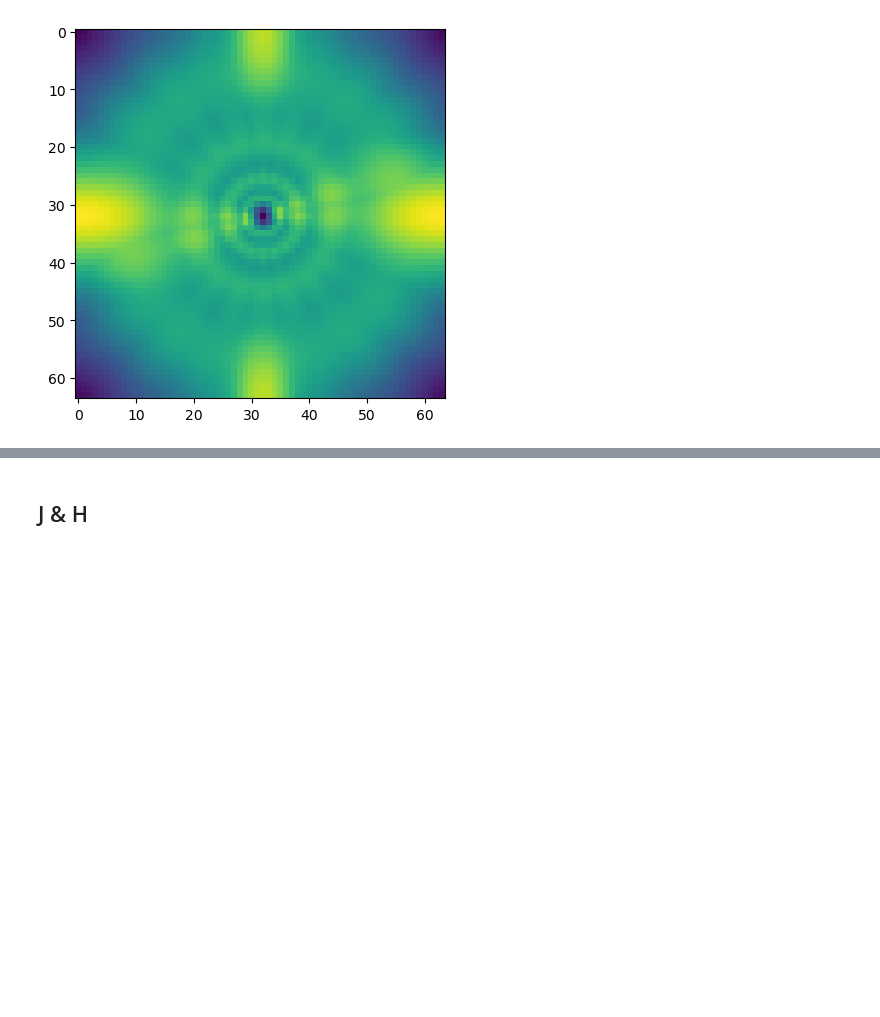
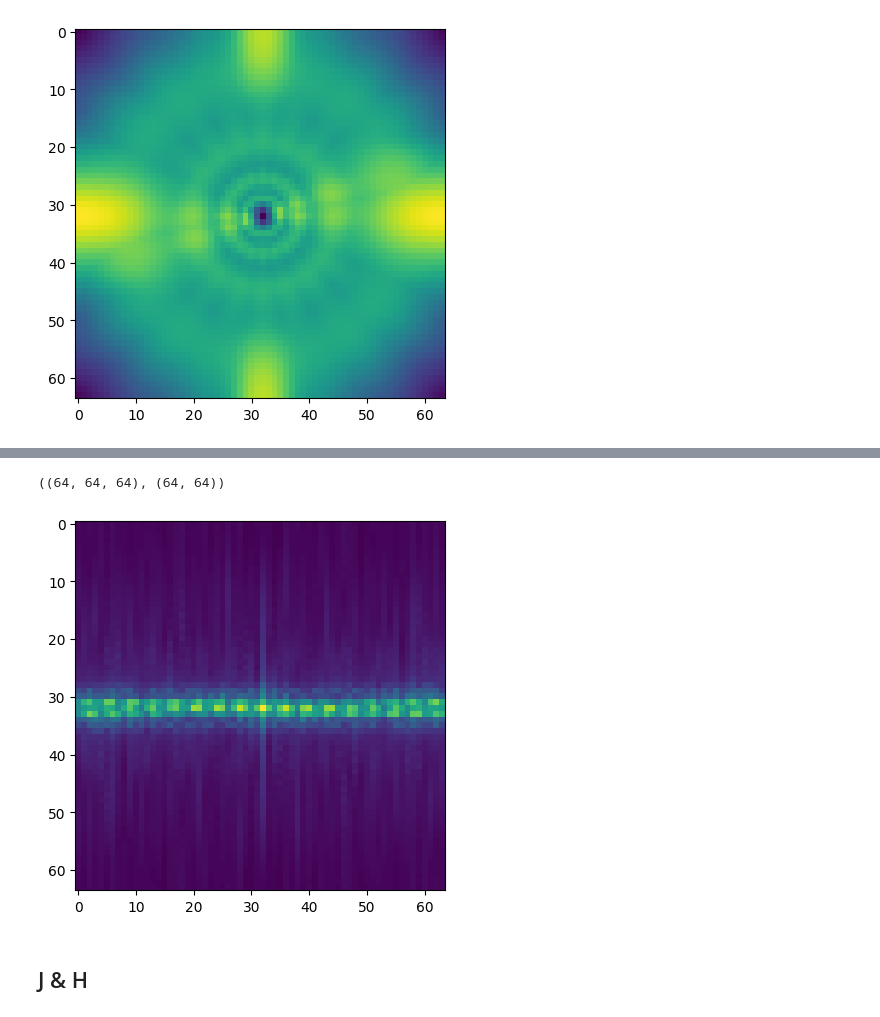
Before and after one commit to Jorgvt/fxlayers, a Jupyter notebook: Notebooks/00_layers.ipynb, the cells around one changed output, grey strips where cells are left out. Cells and saved outputs as stored; diff of their text form; code cells hidden in the pictures; blank space fills up the shorter version.

```diff
--- a/Notebooks/00_layers.ipynb
+++ b/Notebooks/00_layers.ipynb
@@ -1961,3 +2108,15 @@ plt.show()
+# %%
+kernel_f_fft = jnp.fft.fftn(kernel[:,:,0,:])
+kernel_f_fft = jnp.fft.fftshift(kernel_f_fft)
+kernel_f_fft_abs_sum = jnp.abs(kernel_f_fft).sum(axis=0)
+kernel_f_fft.shape, kernel_f_fft_abs_sum.shape
+# %% [output]
+((64, 64, 64), (64, 64))
+# %%
+plt.imshow(kernel_f_fft_abs_sum)
+plt.show()
+# %% [output]
+[figure, added]
 # %% [markdown]
 ## J & H
 # %%
```
Also changed, not shown: parts of 4 cells of this notebook, 2 other files.
